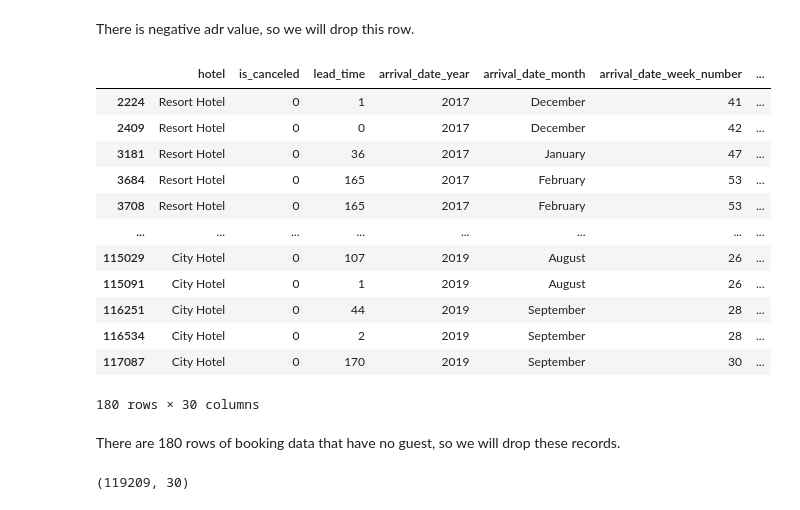
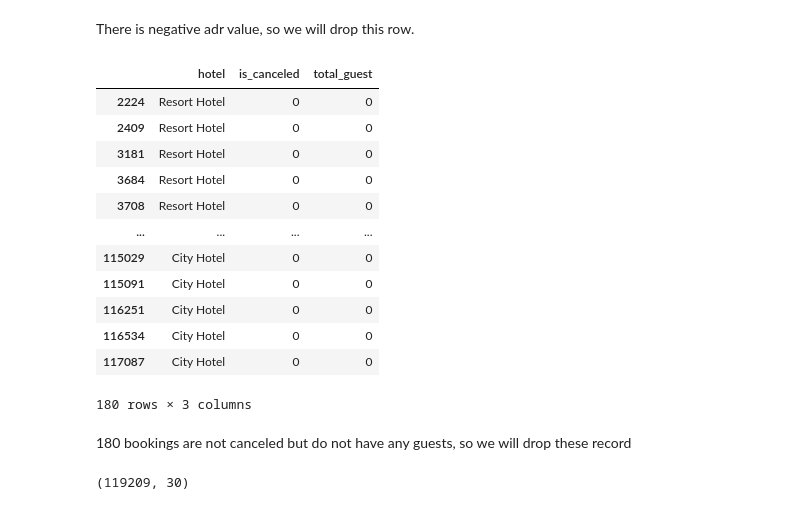
Before and after one commit to lutfiahk/Investigate-Business-Hotel-using-Data-Visualization, a Jupyter notebook: notebook.ipynb, the cells around one changed output. Cells and saved outputs as stored; diff of their text form; code cells hidden in the pictures.

```diff
--- a/notebook.ipynb
+++ b/notebook.ipynb
@@ -163,23 +164,23 @@ df = df[df['adr'] >= 0]
 # %%
 # Checking data with no guest
 df['total_guest'] = df['children'] + df['adults'] + df['babies']
-df[df['total_guest'] == 0]
+df[df['total_guest'] == 0][['hotel', 'is_canceled', 'total_guest']]
 # %% [output]
-|  | hotel | is_canceled | lead_time | arrival_date_year | arrival_date_month | arrival_date_week_number | ... |
-| 2224 | Resort Hotel | 0 | 1 | 2017 | December | 41 | ... |
-| 2409 | Resort Hotel | 0 | 0 | 2017 | December | 42 | ... |
-| 3181 | Resort Hotel | 0 | 36 | 2017 | January | 47 | ... |
-| 3684 | Resort Hotel | 0 | 165 | 2017 | February | 53 | ... |
-| 3708 | Resort Hotel | 0 | 165 | 2017 | February | 53 | ... |
-| ... | ... | ... | ... | ... | ... | ... | ... |
-| 115029 | City Hotel | 0 | 107 | 2019 | August | 26 | ... |
-| 115091 | City Hotel | 0 | 1 | 2019 | August | 26 | ... |
-| 116251 | City Hotel | 0 | 44 | 2019 | September | 28 | ... |
-| 116534 | City Hotel | 0 | 2 | 2019 | September | 28 | ... |
-| 117087 | City Hotel | 0 | 170 | 2019 | September | 30 | ... |
+|  | hotel | is_canceled | total_guest |
+| 2224 | Resort Hotel | 0 | 0 |
+| 2409 | Resort Hotel | 0 | 0 |
+| 3181 | Resort Hotel | 0 | 0 |
+| 3684 | Resort Hotel | 0 | 0 |
+| 3708 | Resort Hotel | 0 | 0 |
+| ... | ... | ... | ... |
+| 115029 | City Hotel | 0 | 0 |
+| 115091 | City Hotel | 0 | 0 |
+| 116251 | City Hotel | 0 | 0 |
+| 116534 | City Hotel | 0 | 0 |
+| 117087 | City Hotel | 0 | 0 |
-180 rows × 30 columns
+180 rows × 3 columns
-# %% [markdown]
-There are 180 rows of booking data that have no guest, so we will drop these records.
+# %% [markdown]
+180 bookings are not canceled but do not have any guests, so we will drop these record
 # %%
 # Drop booking data that has no guest
 df = df[df['total_guest'] != 0]
```
Also changed, not shown: parts of 2 cells of this notebook.
